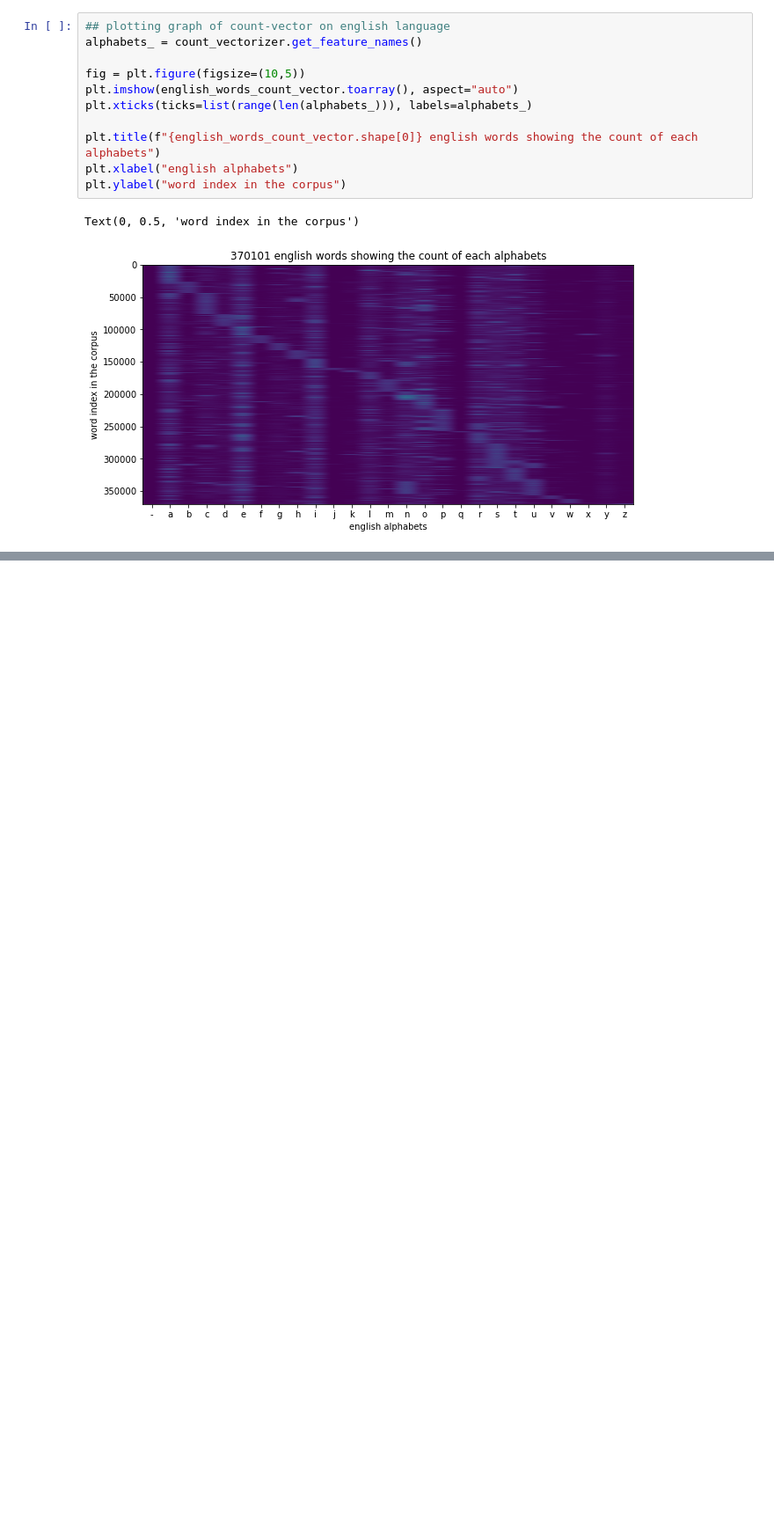
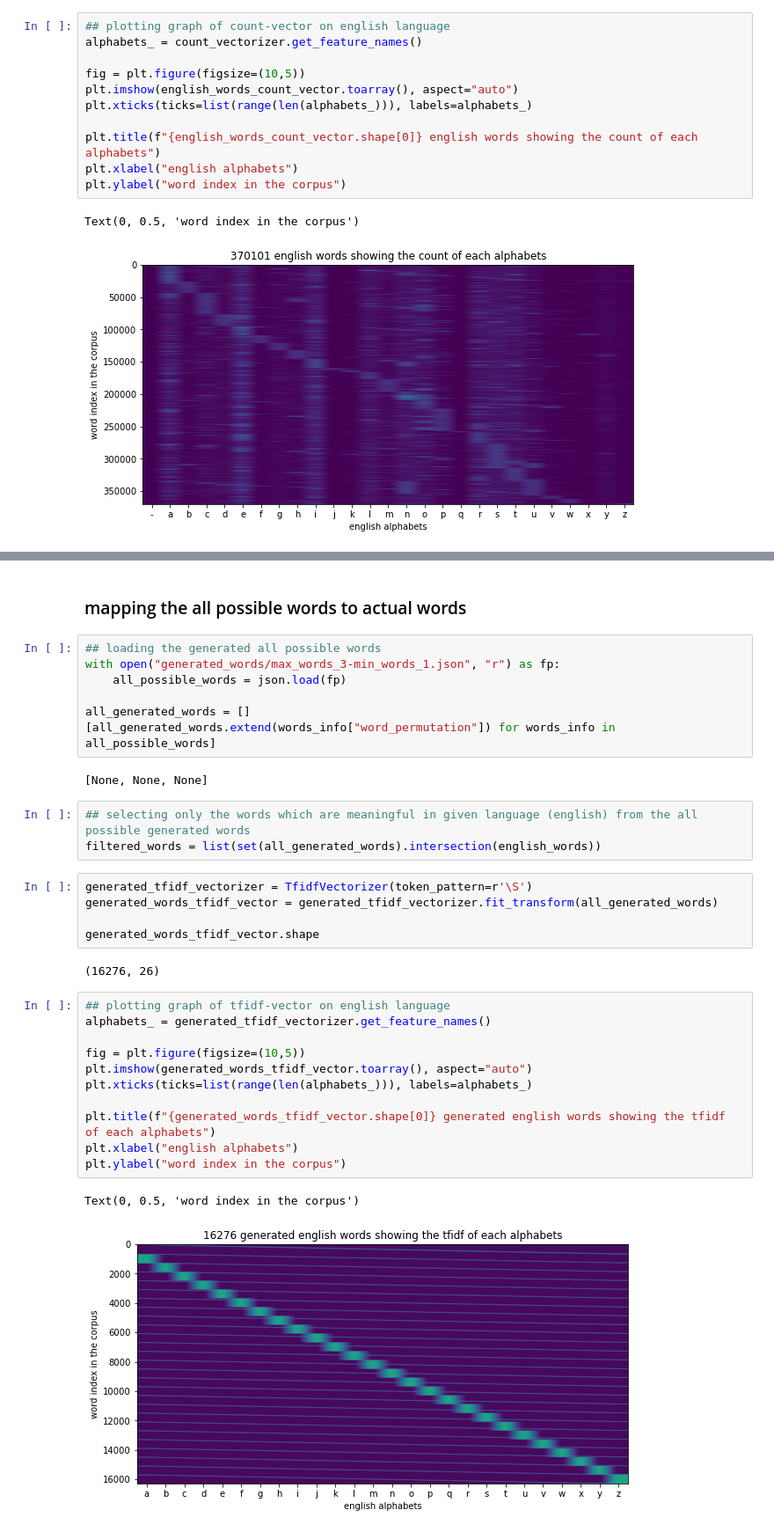
Before and after one commit to kpsamuel/Machine-Learning-Research, a Jupyter notebook: NLP/TextGenerator/language-dictionary.ipynb, the cells around one changed output, grey strips where cells are left out. Shown: that part at 88% size. Cells and saved outputs as stored; diff of their text form; blank space fills up the shorter version.

Commit message:
mapping meanful actual words in english to generated words

```diff
--- a/NLP/TextGenerator/language-dictionary.ipynb
+++ b/NLP/TextGenerator/language-dictionary.ipynb
@@ -68,3 +69,38 @@ plt.ylabel("word index in the corpus")
 # %% [output]
 Text(0, 0.5, 'word index in the corpus')
 [figure]
+# %% [markdown]
+### mapping the all possible words to actual words
+# %%
+## loading the generated all possible words
+with open("generated_words/max_words_3-min_words_1.json", "r") as fp:
+    all_possible_words = json.load(fp)
+
+all_generated_words = []
+[all_generated_words.extend(words_info["word_permutation"]) for words_info in all_possible_words]
+# %% [output]
+[None, None, None]
+# %%
+## selecting only the words which are meaningful in given language (english) from the all possible generated words
+filtered_words = list(set(all_generated_words).intersection(english_words))
+# %%
+generated_tfidf_vectorizer = TfidfVectorizer(token_pattern=r'\S')
+generated_words_tfidf_vector = generated_tfidf_vectorizer.fit_transform(all_generated_words)
+
+generated_words_tfidf_vector.shape
+# %% [output]
+(16276, 26)
+# %%
+## plotting graph of tfidf-vector on english language
+alphabets_ = generated_tfidf_vectorizer.get_feature_names()
+
+fig = plt.figure(figsize=(10,5))
+plt.imshow(generated_words_tfidf_vector.toarray(), aspect="auto")
+plt.xticks(ticks=list(range(len(alphabets_))), labels=alphabets_)
+
+plt.title(f"{generated_words_tfidf_vector.shape[0]} generated english words showing the tfidf of each alphabets")
+plt.xlabel("english alphabets")
+plt.ylabel("word index in the corpus")
+# %% [output]
+Text(0, 0.5, 'word index in the corpus')
+[figure, added]
```
Also changed, not shown: parts of 8 cells of this notebook, 1 other file.
